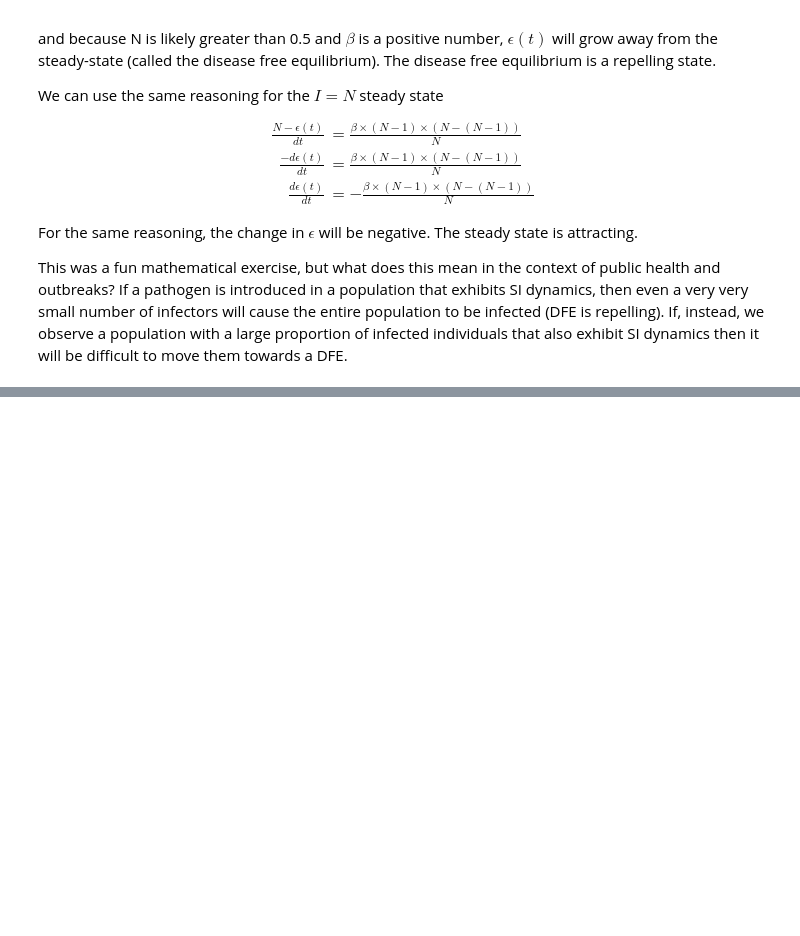
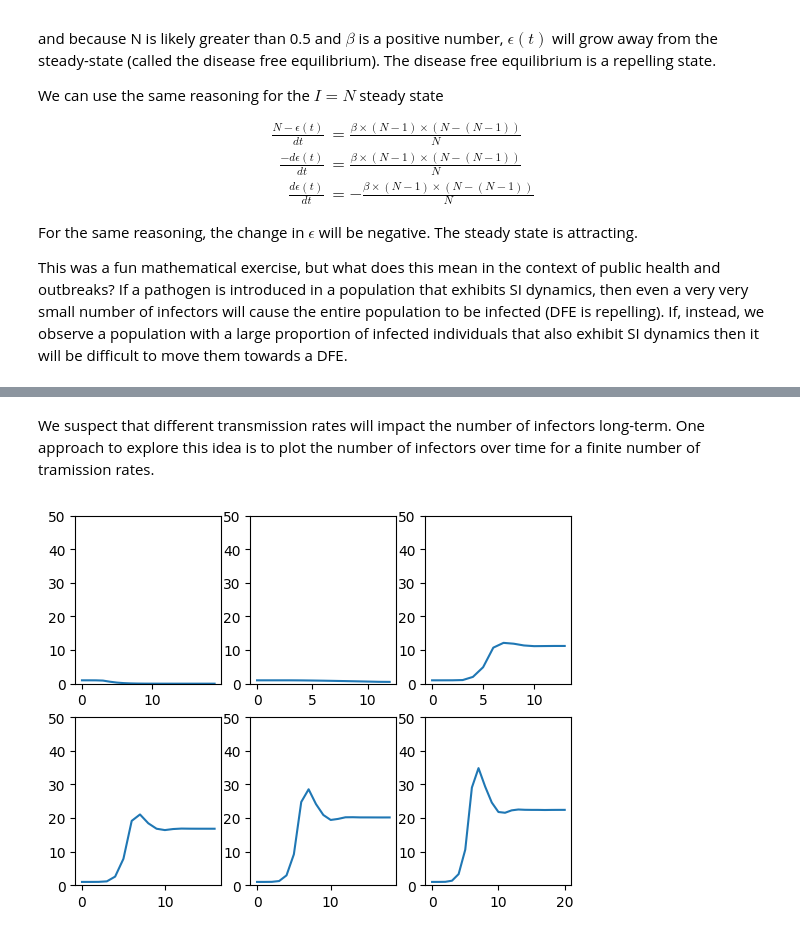
Before and after one commit to computationalUncertaintyLab/outbreak_book, a Jupyter notebook: outbreak_science/Fixed_points_and_linear_stability.ipynb, the cells around one changed output, grey strips where cells are left out. Cells and saved outputs as stored; diff of their text form; code cells hidden in the pictures; blank space fills up the shorter version.

```diff
--- a/outbreak_science/Fixed_points_and_linear_stability.ipynb
+++ b/outbreak_science/Fixed_points_and_linear_stability.ipynb
@@ -169,0 +232,3 @@ If, instead, we observe a population with a large proportion of infected individ
+# %% [markdown]
+We suspect that different transmission rates will impact the number of infectors long-term.
+One approach to explore this idea is to plot the number of infectors over time for a finite number of tramission rates.
@@ -169,0 +273,12 @@ If, instead, we observe a population with a large proportion of infected individ
+# %%
+fig , axs = plt.subplots(2,3)
+axs = axs.flatten()
+
+list_of_beta_values = [0.5,1.,1.5,2.,2.5,3.]
+for ax,beta in zip(axs,list_of_beta_values):
+    I = compute_SIRS(beta)
+    ax.plot(I)
+    ax.set_ylim(0,50)
+plt.show()
+# %% [output]
+[figure, added]
```
Also changed, not shown: parts of 9 cells of this notebook.
